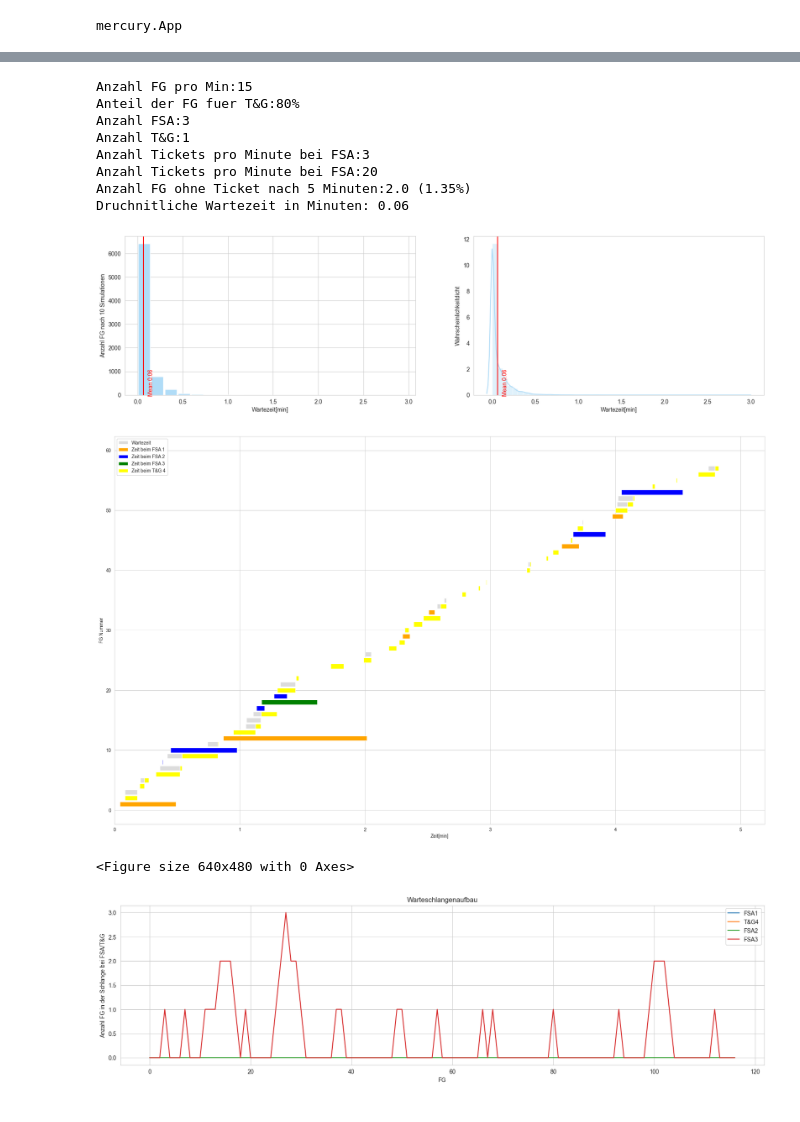
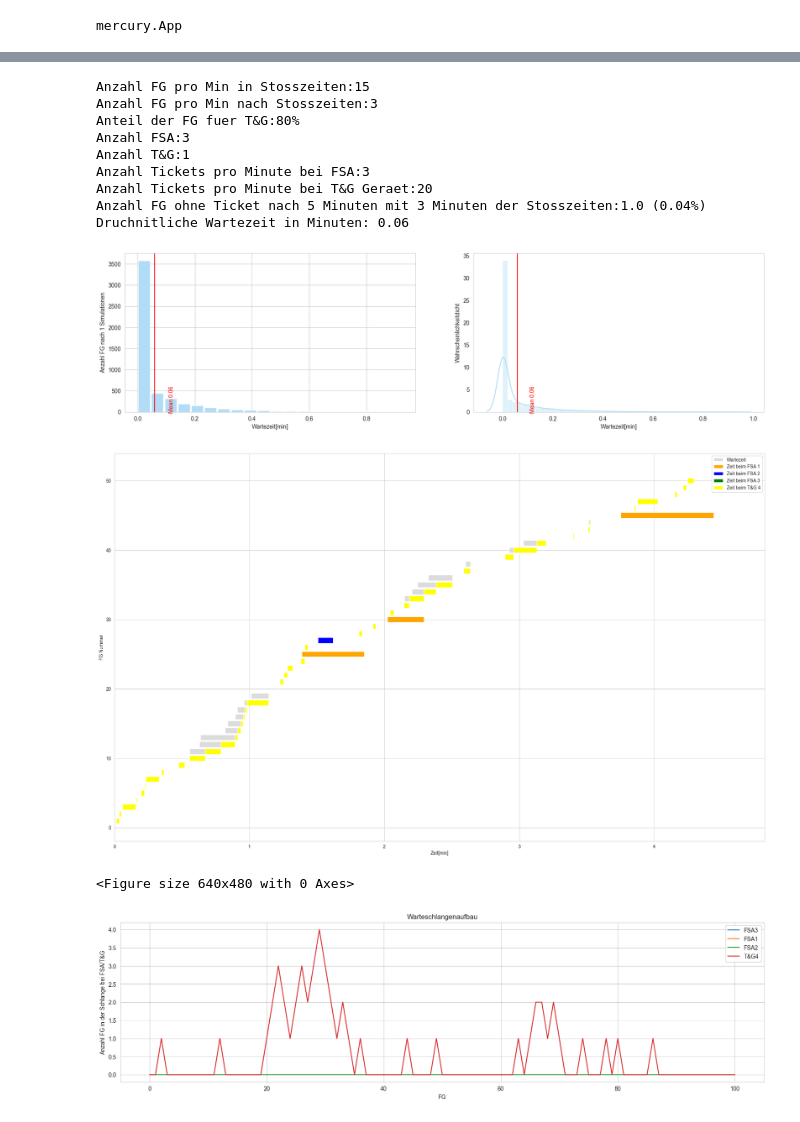
Before and after one commit to bartkowiak/simpi_app, a Jupyter notebook: 3_fsa_simpi_withtandg.ipynb, the cells around one changed output, grey strips where cells are left out. Cells and saved outputs as stored; diff of their text form; code cells hidden in the pictures.

```diff
--- a/3_fsa_simpi_withtandg.ipynb
+++ b/3_fsa_simpi_withtandg.ipynb
@@ -28,7 +28,7 @@ app = mr.App(title="Simulation Pilot",
 # %% [output]
 mercury.App
 # %%
-def RunSim(NUM_FSA,NUM_TG,P,FGZ_PRO_MIN,TICKET_PRO_MIN,TICKET_PRO_MIN_TG,SIM_TIME,NUM_RUNS,video_flag='N'):
+def RunSim(NUM_FSA,NUM_TG,P,FGZ_PRO_MIN_NORMAL,FGZ_PRO_MIN_SZ,TICKET_PRO_MIN,TICKET_PRO_MIN_TG,SIM_TIME,STOSSZEITEN,NUM_RUNS,video_flag='N'):
 
     import numpy as np
     import pandas as pd
@@ -46,7 +46,7 @@ def RunSim(NUM_FSA,NUM_TG,P,FGZ_PRO_MIN,TICKET_PRO_MIN,TICKET_PRO_MIN_TG,SIM_TIM
     import warnings
 
 
-    def TicketVerkaufSim(NUM_FSA,NUM_TG,P,FGZ_PRO_MIN,TICKET_PRO_MIN,TICKET_PRO_MIN_TG,SIM_TIME):
+    def TicketVerkaufSim(NUM_FSA,NUM_TG,P,FGZ_PRO_MIN_NORMAL,FGZ_PRO_MIN_SZ,TICKET_PRO_MIN,TICKET_PRO_MIN_TG,SIM_TIME,STOSSZEITEN):
             """A station has a limited number of Fahrscheinautomaten (``NUM_MACHINES``) to
         sellt eh tickets in parallel.
 
@@ -122,8 +122,13 @@ def RunSim(NUM_FSA,NUM_TG,P,FGZ_PRO_MIN,TICKET_PRO_MIN,TICKET_PRO_MIN_TG,SIM_TIM
                 i=0
                 while True:
                     i+=1
-                    yield env.timeout(generate_fg(FGZ_PRO_MIN))
+                    if env.now<=STOSSZEITEN:
+                        yield env.timeout(generate_fg(FGZ_PRO_MIN_SZ))
+                    else:
+                        yield env.timeout(generate_fg(FGZ_PRO_MIN_NORMAL))
+
                     env.process(fg(env,i, resourcen))
+
 
             def NoInSystem(f):
                 """Total number of customers in the resource R"""
@@ -184,27 +189,30 @@ def RunSim(NUM_FSA,NUM_TG,P,FGZ_PRO_MIN,TICKET_PRO_MIN,TICKET_PRO_MIN_TG,SIM_TIM
         return df
 
 
-    def mc_sim(NUM_FSA,NUM_TG,P,FGZ_PRO_MIN,TICKET_PRO_MIN,TICKET_PRO_MIN_TG,SIM_TIME,NUM_RUNS=100):
+    def mc_sim(NUM_FSA,NUM_TG,P,FGZ_PRO_MIN_NORMAL,FGZ_PRO_MIN_SZ,TICKET_PRO_MIN,TICKET_PRO_MIN_TG,SIM_TIME,STOSSZEITEN,NUM_RUNS=100):
         output_sim={}
         queues_dict={}
         for i in range(0,NUM_RUNS):
-            wait_t, queues , arr_t, fg_ankommen,service_t,start_t, choices, fg_beended=TicketVerkaufSim(NUM_FSA,NUM_TG,P,FGZ_PRO_MIN,TICKET_PRO_MIN,TICKET_PRO_MIN_TG,SIM_TIME)
+            wait_t, queues , arr_t, fg_ankommen,service_t,start_t, choices, fg_beended=TicketVerkaufSim(NUM_FSA,NUM_TG,P,FGZ_PRO_MIN_NORMAL,FGZ_PRO_MIN_SZ,TICKET_PRO_MIN,TICKET_PRO_MIN_TG,SIM_TIME,STOSSZEITEN)
             output_sim[i]=create_output(fg_ankommen,start_t,choices,service_t,wait_t,fg_beended,SIM_TIME,NUM_FSA,NUM_TG)
             queues_dict[i]=queues
         return output_sim,queues_dict
 
-    def bericht(df_output,NUM_FSA,NUM_TG,P,FGZ_PRO_MIN,TICKET_PRO_MIN,TICKET_PRO_MIN_TG,SIM_TIME):
-        print('Anzahl FG pro Min:' + str(FGZ_PRO_MIN))
+    def bericht(df_output,NUM_FSA,NUM_TG,P,FGZ_PRO_MIN_NORMAL,FGZ_PRO_MIN_SZ,TICKET_PRO_MIN,TICKET_PRO_MIN_TG,SIM_TIME,STOSSZEITEN):
+        print('Anzahl FG pro Min in Stosszeiten:' + str(FGZ_PRO_MIN_SZ))
+        print('Anzahl FG pro Min nach Stosszeiten:' + str(FGZ_PRO_MIN_NORMAL))
+
         print('Anteil der FG fuer T&G:'+ "{:.0%}".format(P))
+
 
         print('Anzahl FSA:'+ str(NUM_FSA))
         print('Anzahl T&G:'+ str(NUM_TG))
 
         print('Anzahl Tickets pro Minute bei FSA:'+ str(TICKET_PRO_MIN))
-        print('Anzahl Tickets pro Minute bei FSA:'+ str(TICKET_PRO_MIN_TG))
+        print('Anzahl Tickets pro Minute bei T&G Geraet:'+ str(TICKET_PRO_MIN_TG))
 
 
-        print('Anzahl FG ohne Ticket nach '+ str(SIM_TIME) + ' Minuten:' + str(np.ceil(df_output.fg_ohne_t.mean()))+ ' ('+ format(df_output.ratio_fg_sch.mean(),".2f")+'%)')
+        print('Anzahl FG ohne Ticket nach '+ str(SIM_TIME) + ' Minuten mit '+ str(STOSSZEITEN)+ ' Minuten der Stosszeiten:' + str(np.ceil(df_output.fg_ohne_t.mean()))+ ' ('+ format(df_output.ratio_fg_sch.mean(),".2f")+'%)')
 
         print('Druchnitliche Wartezeit in Minuten: '+ format(df_output['wait_t_cl'].mean(),".2f"))
 
@@ -334,11 +342,11 @@ def RunSim(NUM_FSA,NUM_TG,P,FGZ_PRO_MIN,TICKET_PRO_MIN,TICKET_PRO_MIN_TG,SIM_TIM
 
 
 
-    output_sim,queues_dict=mc_sim(NUM_FSA,NUM_TG,P,FGZ_PRO_MIN,TICKET_PRO_MIN,TICKET_PRO_MIN_TG,SIM_TIME)
+    output_sim,queues_dict=mc_sim(NUM_FSA,NUM_TG,P,FGZ_PRO_MIN_NORMAL,FGZ_PRO_MIN_SZ,TICKET_PRO_MIN,TICKET_PRO_MIN_TG,SIM_TIME,STOSSZEITEN)
 
     df_output=pd.concat(output_sim).reset_index().drop('level_1', axis=1).rename(columns={'level_0':'sim_nr'})
 
-    bericht(df_output,NUM_FSA,NUM_TG,P,FGZ_PRO_MIN,TICKET_PRO_MIN,TICKET_PRO_MIN_TG,SIM_TIME)
+    bericht(df_output,NUM_FSA,NUM_TG,P,FGZ_PRO_MIN_NORMAL,FGZ_PRO_MIN_SZ,TICKET_PRO_MIN,TICKET_PRO_MIN_TG,SIM_TIME,STOSSZEITEN)
     warnings.simplefilter(action='ignore', category=FutureWarning)
     warnings.filterwarnings("ignore", category=DeprecationWarning)
 
@@ -348,14 +356,18 @@ def RunSim(NUM_FSA,NUM_TG,P,FGZ_PRO_MIN,TICKET_PRO_MIN,TICKET_PRO_MIN_TG,SIM_TIM
 NUM_FSA = mr.Slider(value=3, min=1, max=6, label="Anzahl FSA", step=1)
 NUM_TG = mr.Slider(value=1, min=0, max=6, label="Anzahl T&G Geräte", step=1)
 
-FGZ_PRO_MIN= mr.Slider(value=15, min=1, max=45, label="Anzahl FG pro Minute", step=1)
+FGZ_PRO_MIN_SZ= mr.Slider(value=15, min=1, max=45, label="Anzahl FG pro Minute in Stosszeiten", step=1)
+FGZ_PRO_MIN_NORMAL= mr.Slider(value=3, min=1, max=45, label="Anzahl FG pro Minute nach Stosszeiten", step=1)
+
 P= mr.Slider(value=0.8, min=0, max=1, label="Anteil FG mit Einzeltickets - T&G Kunden", step=0.05)
 
 SIM_TIME= mr.Slider(value=5, min=2, max=15, label="Zeitraum", step=1)
+STOSSZEITEN= mr.Slider(value=3, min=2, max=15, label="Stosszeiten", step=1)
+
 TICKET_PRO_MIN=mr.Slider(value=3, min=1, max=30, label="Anzahl Tickets pro Minute bei FSA", step=1)
 TICKET_PRO_MIN_TG=mr.Slider(value=20, min=1, max=60, label="Anzahl Tickets pro Minute bei T&G", step=1)
 
-NUM_RUNS=mr.Slider(value=10, min=1, max=10000, label="MC Runs", step=1)
+NUM_RUNS=mr.Slider(value=1, min=1, max=10000, label="MC Runs", step=1)
 # %% [output]
 mercury.Slider
 mercury.Slider
@@ -370,21 +384,22 @@ mercury.Slider
 # %%
 %matplotlib notebook
 %matplotlib inline
 
 
-RunSim(NUM_FSA.value,NUM_TG.value,P.value,FGZ_PRO_MIN.value,TICKET_PRO_MIN.value,TICKET_PRO_MIN_TG.value,SIM_TIME.value,NUM_RUNS.value,video_flag='N')
+RunSim(NUM_FSA.value,NUM_TG.value,P.value,FGZ_PRO_MIN_NORMAL.value,FGZ_PRO_MIN_SZ.value,TICKET_PRO_MIN.value,TICKET_PRO_MIN_TG.value,SIM_TIME.value,STOSSZEITEN.value,NUM_RUNS.value,video_flag='N')
 warnings.simplefilter(action='ignore', category=FutureWarning)
 warnings.filterwarnings("ignore", category=DeprecationWarning)
 # %% [output]
-Anzahl FG pro Min:15
+Anzahl FG pro Min in Stosszeiten:15
+Anzahl FG pro Min nach Stosszeiten:3
 Anteil der FG fuer T&G:80%
 Anzahl FSA:3
 Anzahl T&G:1
 Anzahl Tickets pro Minute bei FSA:3
-Anzahl Tickets pro Minute bei FSA:20
-Anzahl FG ohne Ticket nach 5 Minuten:2.0 (1.35%)
+Anzahl Tickets pro Minute bei T&G Geraet:20
+Anzahl FG ohne Ticket nach 5 Minuten mit 3 Minuten der Stosszeiten:1.0 (0.04%)
 Druchnitliche Wartezeit in Minuten: 0.06
-[figure, old version]
+[figure, new version]
-[figure, old version]
+[figure, new version]
 <Figure size 640x480 with 0 Axes>
-[figure, old version]
+[figure, new version]
```
Also changed, not shown: parts of 1 cell of this notebook.
